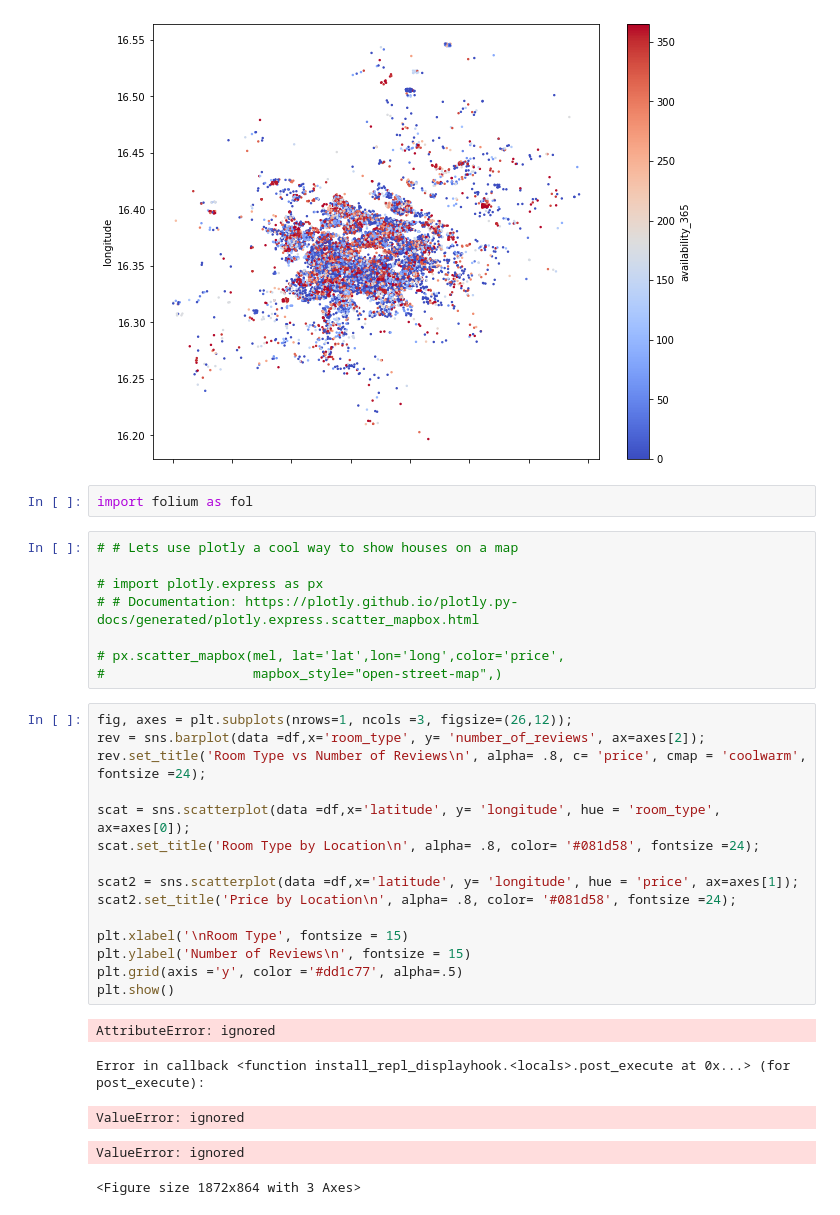
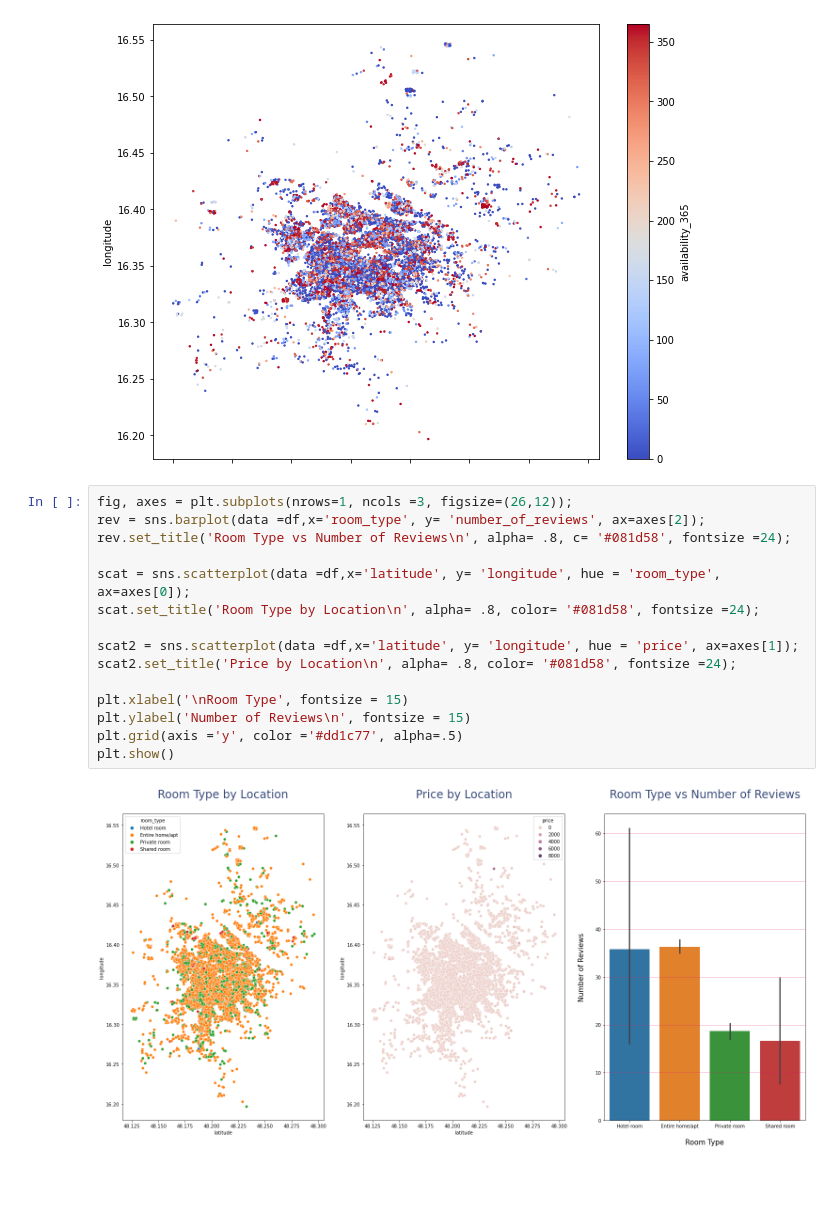
Before and after one commit to starkjones/Vienna-Air-BnB-Analysis, a Jupyter notebook: Vienna_Air_BnB_Analysis.ipynb, the cells around one changed output. Drawn from its saved outputs; the diff is of its cells as text; blank space fills up the shorter version.

```diff
--- a/Vienna_Air_BnB_Analysis.ipynb
+++ b/Vienna_Air_BnB_Analysis.ipynb
@@ -262,34 +266,20 @@ plt.show()
 df.plot(kind = 'scatter', x = 'latitude', y = 'longitude', c = 'availability_365', cmap = 'coolwarm', figsize = (10,8), s =2);
 # %% [output]
 [figure]
-# %%
-import folium as fol
-# %%
-# # Lets use plotly a cool way to show houses on a map
-
-# import plotly.express as px
-# # Documentation: https://plotly.github.io/plotly.py-docs/generated/plotly.express.scatter_mapbox.html
-
-# px.scatter_mapbox(mel, lat='lat',lon='long',color='price',
-#                   mapbox_style="open-street-map",)
 # %%
 fig, axes = plt.subplots(nrows=1, ncols =3, figsize=(26,12));
 rev = sns.barplot(data =df,x='room_type', y= 'number_of_reviews', ax=axes[2]);
-rev.set_title('Room Type vs Number of Reviews\n', alpha= .8, c= 'price', cmap = 'coolwarm', fontsize =24);
+rev.set_title('Room Type vs Number of Reviews\n', alpha= .8, c= '#081d58', fontsize =24);
 
 scat = sns.scatterplot(data =df,x='latitude', y= 'longitude', hue = 'room_type', ax=axes[0]);
 scat.set_title('Room Type by Location\n', alpha= .8, color= '#081d58', fontsize =24);
 
 scat2 = sns.scatterplot(data =df,x='latitude', y= 'longitude', hue = 'price', ax=axes[1]);
 scat2.set_title('Price by Location\n', alpha= .8, color= '#081d58', fontsize =24);
 
 plt.xlabel('\nRoom Type', fontsize = 15)
 plt.ylabel('Number of Reviews\n', fontsize = 15)
 plt.grid(axis ='y', color ='#dd1c77', alpha=.5)
 plt.show()
 # %% [output]
-AttributeError: ignored
-Error in callback <function install_repl_displayhook.<locals>.post_execute at 0x...> (for post_execute):
-ValueError: ignored
-ValueError: ignored
-<Figure size 1872x864 with 3 Axes>
+[figure, added]
```
Also changed, not shown: parts of 3 cells of this notebook.
